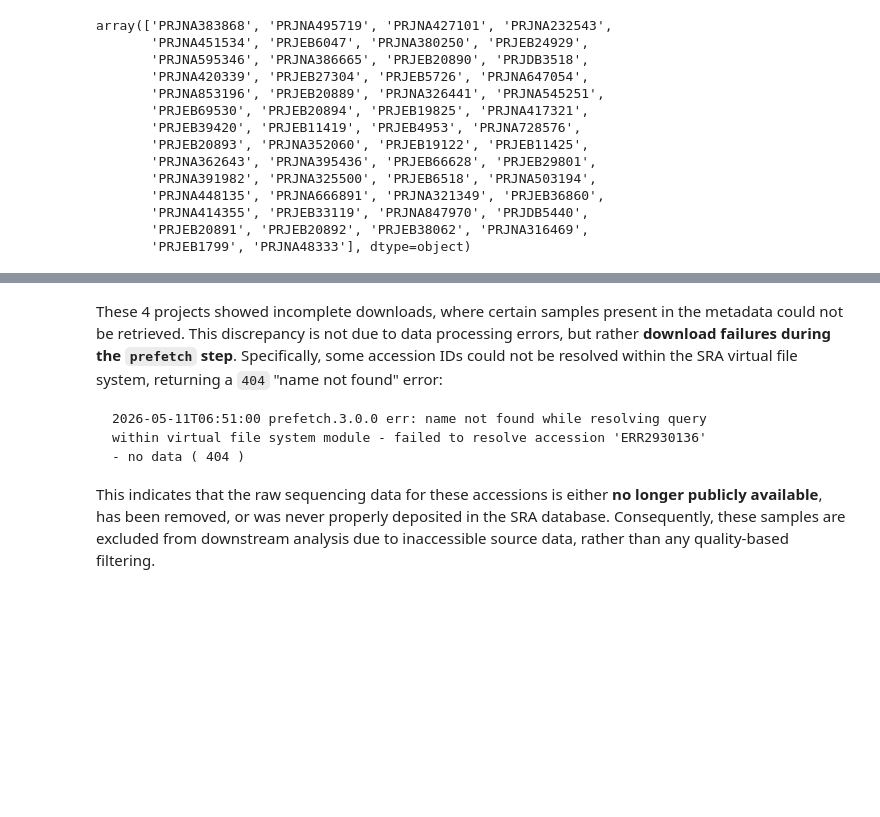
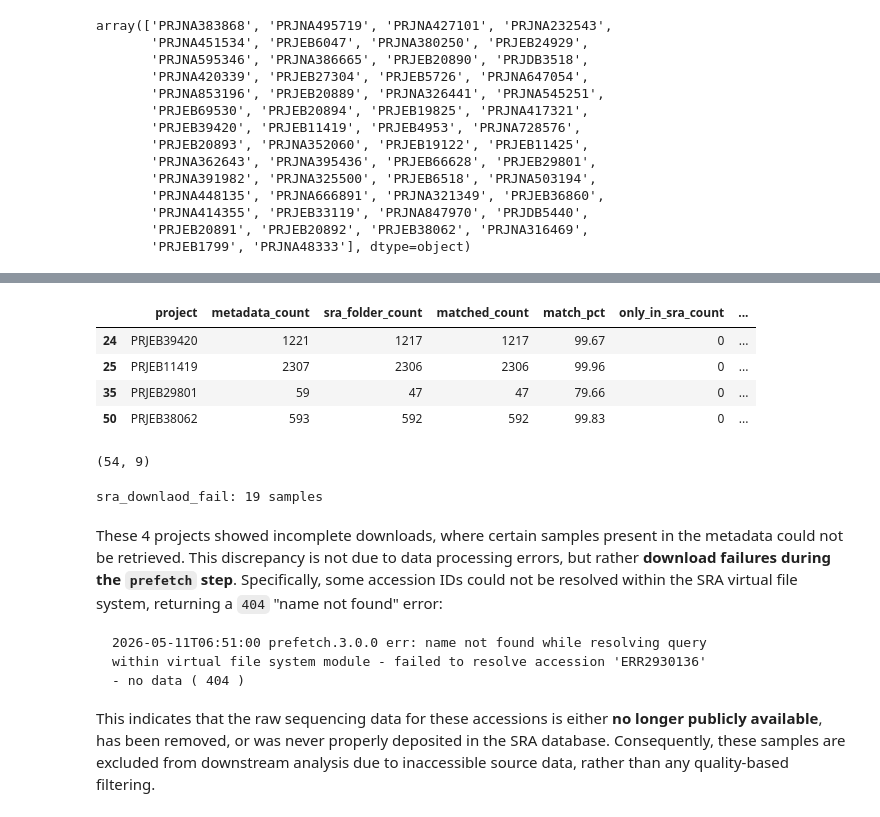
Before and after one commit to xu-research-lab/global-oral-microbiome, a Jupyter notebook: script/data_collect/sra_download_dada2.ipynb, the cells around one changed output, grey strips where cells are left out. Saved outputs shown, nothing was run; the diff lists cells and outputs as text; code cells hidden in the pictures; blank space fills up the shorter version.

```diff
--- a/script/data_collect/sra_download_dada2.ipynb
+++ b/script/data_collect/sra_download_dada2.ipynb
@@ -179,14 +188,14 @@ sra_results = []
 
 for i in metadata_sid_more_project_id:
 
-    metadata = pd.read_csv(f"../data/projects/{i}/metadata_v2.csv", dtype={"sample_id": str})
-    metadata_sid = set(metadata.sample_id.values)
+    metadata = pd.read_csv(f"../../data/projects/{i}/metadata_v2.csv", dtype={"sample_id": str})
+    metadata_sid = metadata.sample_id.values
 
     sra_path = f"/beegfs/dongbiao/oral/{i}/sra"
-    if os.path.exists(sra_path):
-        sra_folders = set(os.listdir(sra_path))
-    else:
-        sra_folders = set()
+
+    sra_folders = set(np.intersect1d(os.listdir(sra_path), metadata_sid))
+
+    metadata_sid = set(metadata.sample_id.values)
 
     matched          = sra_folders & metadata_sid
     only_in_sra      = sra_folders - metadata_sid
@@ -240,0 +231,12 @@ Projects with extra downloads:   0
+# %%
+sra_df.loc[sra_df.only_in_meta_count > 0]
+# %% [output]
+|  | project | metadata_count | sra_folder_count | matched_count | match_pct | only_in_sra_count | ... |
+| 24 | PRJEB39420 | 1221 | 1217 | 1217 | 99.67 | 0 | ... |
+| 25 | PRJEB11419 | 2307 | 2306 | 2306 | 99.96 | 0 | ... |
+| 35 | PRJEB29801 | 59 | 47 | 47 | 79.66 | 0 | ... |
+| 50 | PRJEB38062 | 593 | 592 | 592 | 99.83 | 0 | ... |
+# %%
+sra_df.shape
+# %% [output]
+(54, 9)
@@ -241,3 +249,8 @@ Projects with extra downloads:   0
+# %%
+sra_downlaod_fail = sra_df.only_in_meta_count.sum() + len(sid_qiita_11404)
+print(f"sra_downlaod_fail: {sra_downlaod_fail} samples")
+# %% [output]
+sra_downlaod_fail: 19 samples
 # %% [markdown]
 These 4 projects showed incomplete downloads, where certain samples present in the metadata could not be retrieved. This discrepancy is not due to data processing errors, but rather **download failures during the `prefetch` step**. Specifically, some accession IDs could not be resolved within the SRA virtual file system, returning a `404` "name not found" error:
 
```
Also changed, not shown: parts of 31 cells of this notebook.
